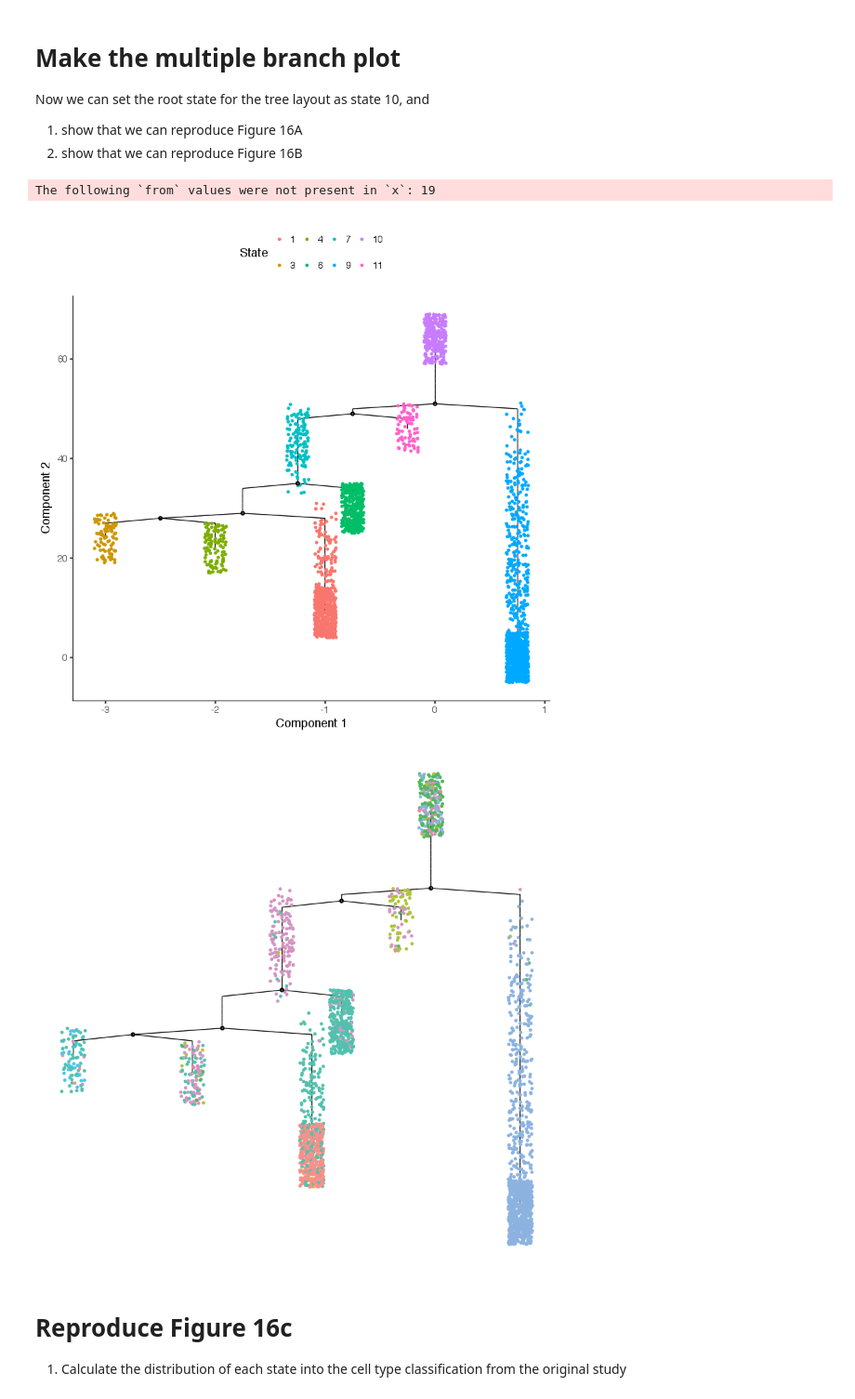
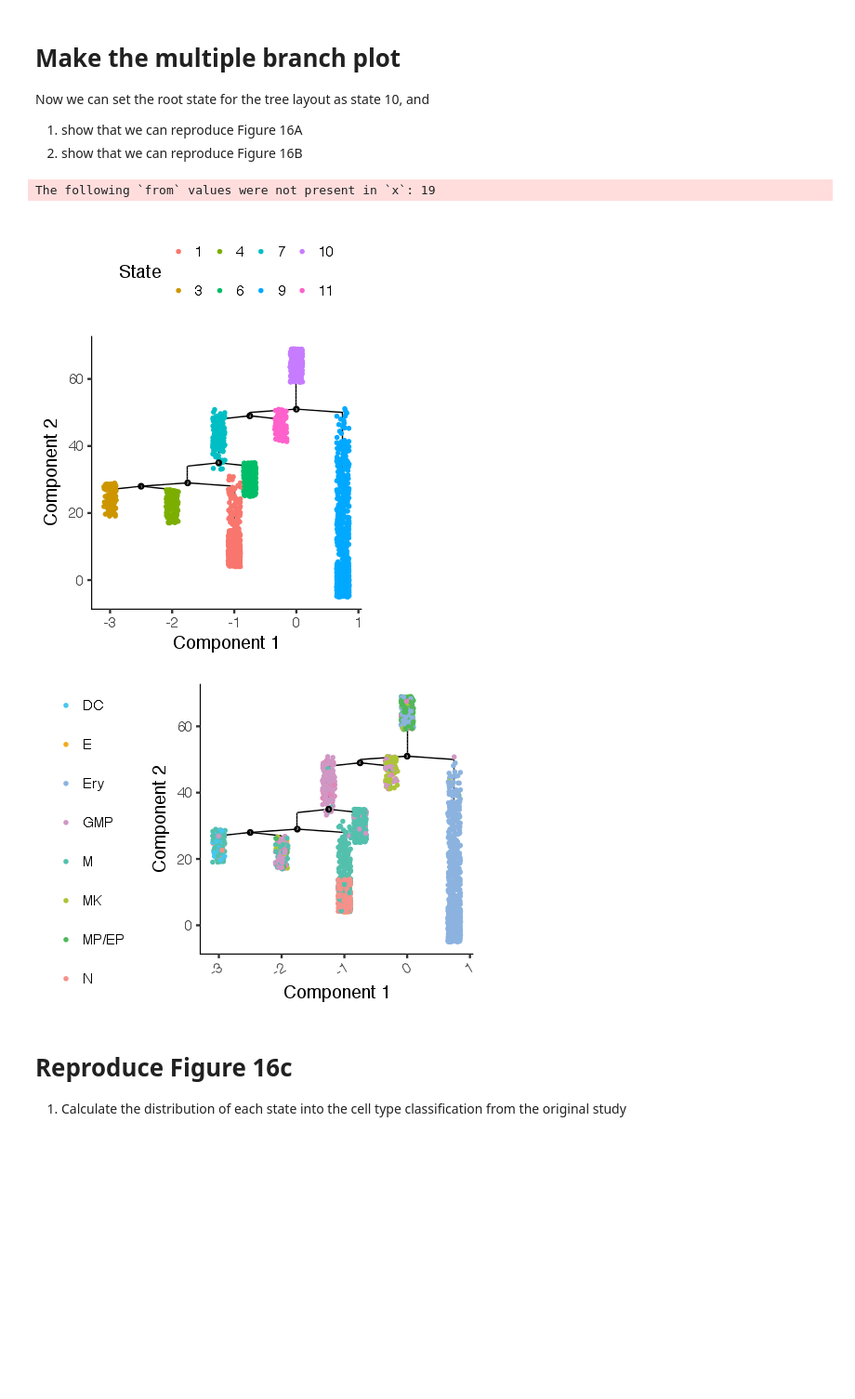
Before and after one commit to cole-trapnell-lab/monocle2-rge-paper, a Jupyter notebook: Paul_dataset_analysis_final.ipynb, the cells around one changed output. Shown at 93% size. Cells and saved outputs as stored; diff of their text form; code cells hidden in the pictures; blank space fills up the shorter version.

```diff
--- a/Paul_dataset_analysis_final.ipynb
+++ b/Paul_dataset_analysis_final.ipynb
@@ -88,25 +89,27 @@ Now we can set the root state for the tree layout as state 10, and
 # %%
 detailed_cell_type_color <- c("B" = "#E088B8", "DC" = "#46C7EF", "E" = "#EFAD1E", "Ery" = "#8CB3DF", "M" = "#53C0AD", "MP/EP" = "#4EB859", "GMP" = "#D097C4", "MK" = "#ACC436", "N" = "#F5918A")
 
 pData(valid_subset_GSE72857_cds2)$cell_type2 <- revalue(as.character(pData(valid_subset_GSE72857_cds2)$cluster),
                                                         c("1" = 'Ery', "2" = 'Ery', "3" = 'Ery', "4" = 'Ery', "5" = 'Ery', "6" = 'Ery',
                                                           "7" = 'MP/EP', "8" = 'MK', "9" = 'GMP', "10" = 'GMP',
                                                           "11" = 'DC',
                                                           "12" = 'B', "13" = 'B', "14" = 'M', "15" = 'M', "16" = 'N', "17" = 'N', "18" = 'E',
                                                           "19" = 'lymphoid'))
 
 # we find a typo where the number labels of states 4 and 1 are swapped in the figure 16A, we will correct this.
+options(repr.plot.width=3, repr.plot.height=4)
 plot_complex_cell_trajectory(valid_subset_GSE72857_cds2, color_by = 'State', show_branch_points = T,
                              cell_size = 0.5, cell_link_size = 0.3, root_states = c(10))
 
+options(repr.plot.width=4, repr.plot.height=3)
 plot_complex_cell_trajectory(valid_subset_GSE72857_cds2, color_by = 'as.factor(cell_type2)', show_branch_points = T,
                              cell_size = 0.5, cell_link_size = 0.3, root_states = c(10)) + scale_size(range = c(0.2, 0.2)) +
-  theme(axis.text.x = element_text(angle = 30, hjust = 1)) + theme (legend.position="right", legend.title=element_blank()) +
-  theme (legend.position="top", legend.title=element_blank()) + theme (legend.position="none", legend.title=element_blank()) + scale_color_manual(values = detailed_cell_type_color) + theme_void() + theme (legend.position="none", legend.title=element_blank())
+  theme(axis.text.x = element_text(angle = 30, hjust = 1)) +
+  theme (legend.position="left", legend.title=element_blank()) + scale_color_manual(values = detailed_cell_type_color)
 # %% [output]
 The following `from` values were not present in `x`: 19
-[figure, old version]
+[figure, new version]
-[figure, old version]
+[figure, new version]
 # %% [markdown]
 # Reproduce Figure 16c
 1. Calculate the distribution of each state into the cell type classification from the original study
```
Also changed, not shown: parts of 11 cells of this notebook.
